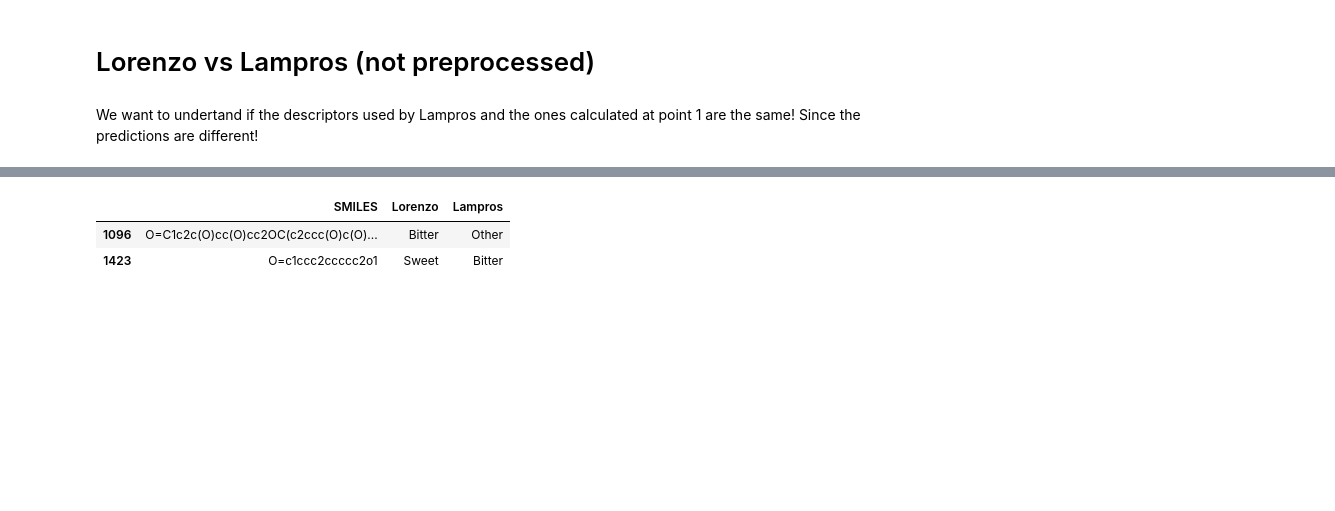
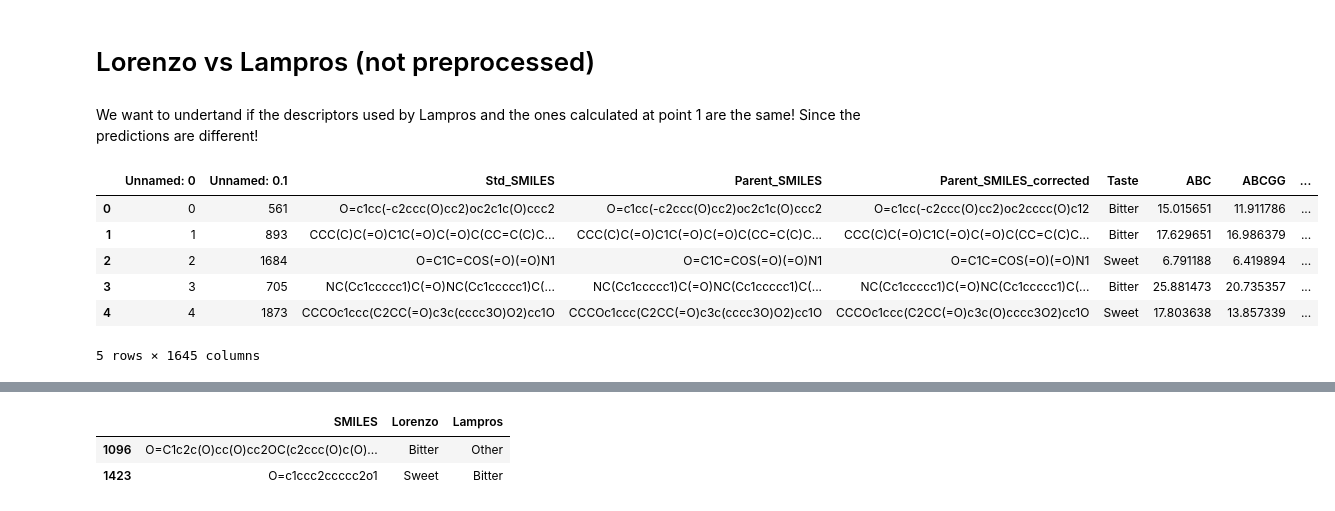
Before and after one commit to lorenzopallante/VirtuousMultiTaste, a Jupyter notebook: notebook/test.ipynb, the cells around one changed output, grey strips where cells are left out. Drawn from its saved outputs; the diff is of its cells as text; code cells hidden in the pictures; blank space fills up the shorter version.

```diff
--- a/notebook/test.ipynb
+++ b/notebook/test.ipynb
@@ -311,3 +311,13 @@ performance_tastes
 # Lorenzo vs Lampros (not preprocessed)
 # %% [markdown]
 We want to undertand if the descriptors used by Lampros and the ones calculated at point 1 are the same! Since the predictions are different!
+# %%
+Full_DB.head()
+# %% [output]
+|  | Unnamed: 0 | Unnamed: 0.1 | Std_SMILES | Parent_SMILES | Parent_SMILES_corrected | Taste | ABC | ABCGG | ... |
+| 0 | 0 | 561 | O=c1cc(-c2ccc(O)cc2)oc2c1c(O)ccc2 | O=c1cc(-c2ccc(O)cc2)oc2c1c(O)ccc2 | O=c1cc(-c2ccc(O)cc2)oc2cccc(O)c12 | Bitter | 15.015651 | 11.911786 | ... |
+| 1 | 1 | 893 | CCC(C)C(=O)C1C(=O)C(=O)C(CC=C(C)C... | CCC(C)C(=O)C1C(=O)C(=O)C(CC=C(C)C... | CCC(C)C(=O)C1C(=O)C(=O)C(CC=C(C)C... | Bitter | 17.629651 | 16.986379 | ... |
+| 2 | 2 | 1684 | O=C1C=COS(=O)(=O)N1 | O=C1C=COS(=O)(=O)N1 | O=C1C=COS(=O)(=O)N1 | Sweet | 6.791188 | 6.419894 | ... |
+| 3 | 3 | 705 | NC(Cc1ccccc1)C(=O)NC(Cc1ccccc1)C(... | NC(Cc1ccccc1)C(=O)NC(Cc1ccccc1)C(... | NC(Cc1ccccc1)C(=O)NC(Cc1ccccc1)C(... | Bitter | 25.881473 | 20.735357 | ... |
+| 4 | 4 | 1873 | CCCOc1ccc(C2CC(=O)c3c(cccc3O)O2)cc1O | CCCOc1ccc(C2CC(=O)c3c(cccc3O)O2)cc1O | CCCOc1ccc(C2CC(=O)c3c(O)cccc3O2)cc1O | Sweet | 17.803638 | 13.857339 | ... |
+5 rows × 1645 columns
```
Also changed, not shown: parts of 5 cells of this notebook.
